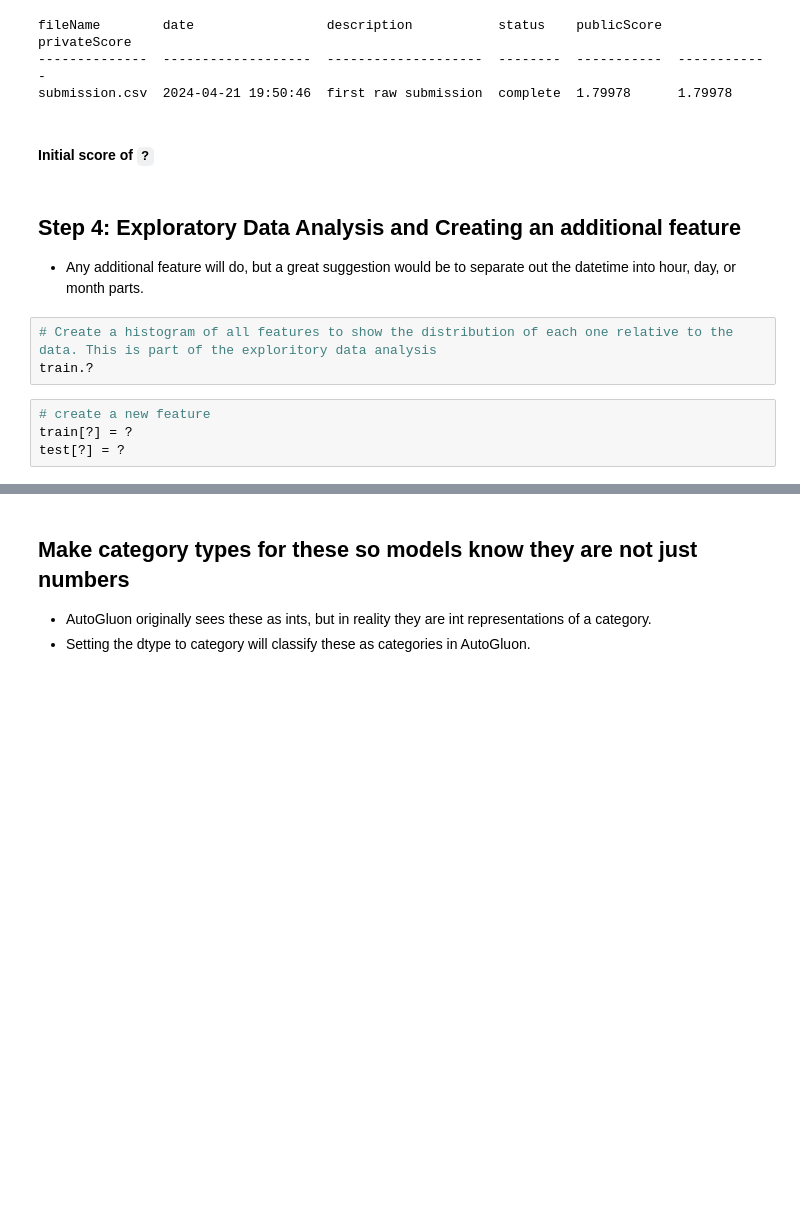
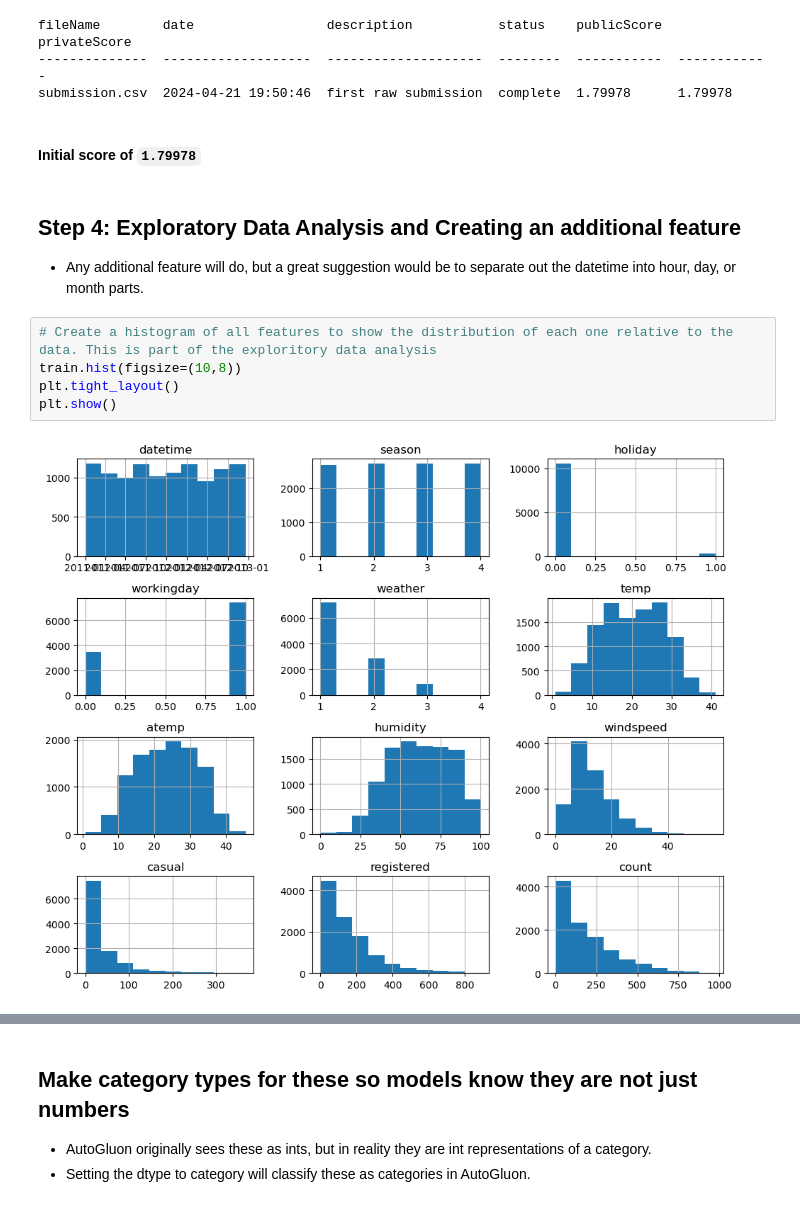
Before and after one commit to HemanthSaiTejaLingam/BikeSharingDemand, a Jupyter notebook: project/project-template.ipynb, the cells around one changed output, grey strips where cells are left out. Saved outputs shown, nothing was run; the diff lists cells and outputs as text; blank space fills up the shorter version.

```diff
--- a/project/project-template.ipynb
+++ b/project/project-template.ipynb
@@ -317,14 +317,14 @@ fileName        date                 description           status    publicScore
 --------------  -------------------  --------------------  --------  -----------  ------------
 submission.csv  2024-04-21 19:50:46  first raw submission  complete  1.79978      1.79978
 # %% [markdown]
-#### Initial score of `?`
+#### Initial score of `1.79978`
 # %% [markdown]
 ## Step 4: Exploratory Data Analysis and Creating an additional feature
 * Any additional feature will do, but a great suggestion would be to separate out the datetime into hour, day, or month parts.
 # %%
 # Create a histogram of all features to show the distribution of each one relative to the data. This is part of the exploritory data analysis
-train.?
+train.hist(figsize=(10,8))
+plt.tight_layout()
+plt.show()
+# %% [output]
+[figure, added]
-# %%
-# create a new feature
-train[?] = ?
-test[?] = ?
```
Also changed, not shown: parts of 74 cells of this notebook.
